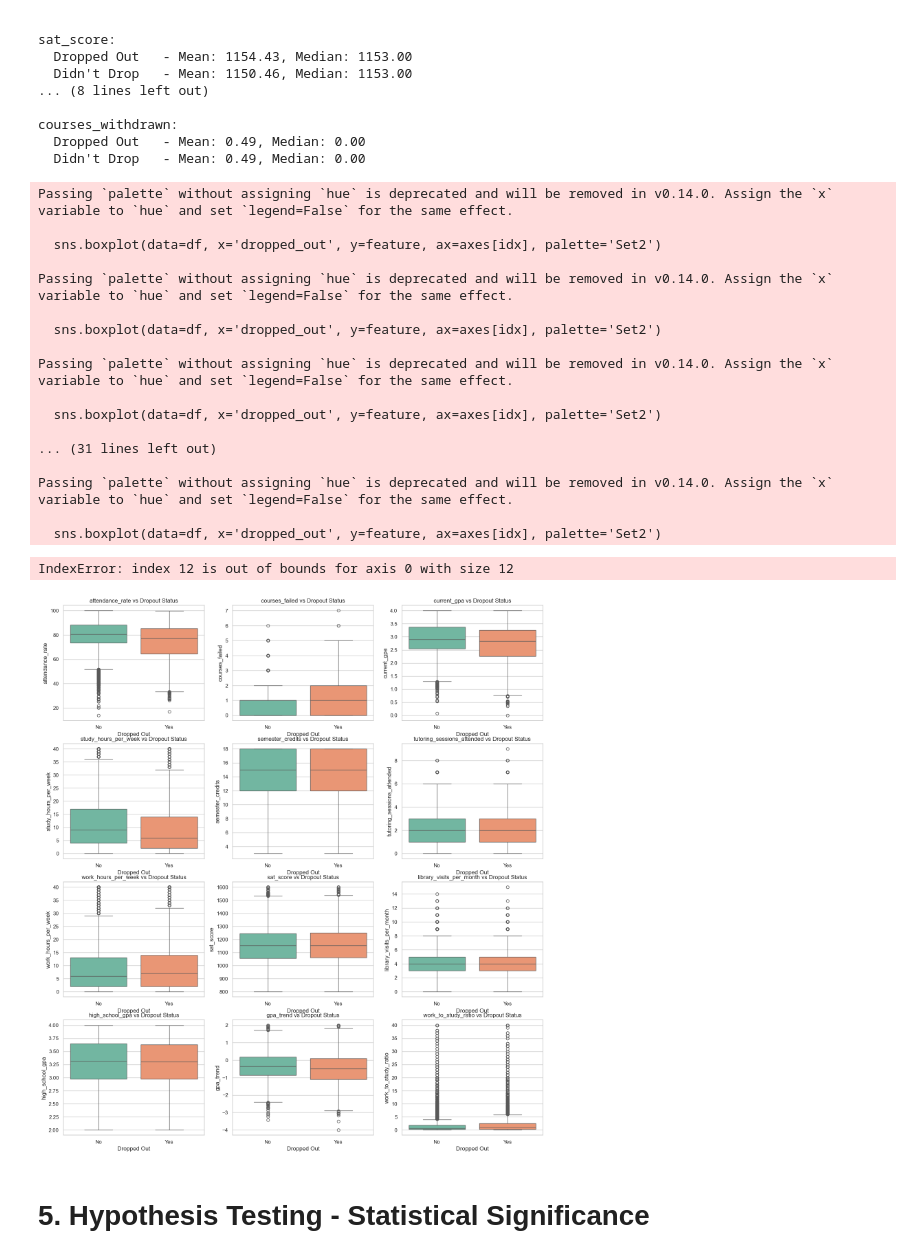
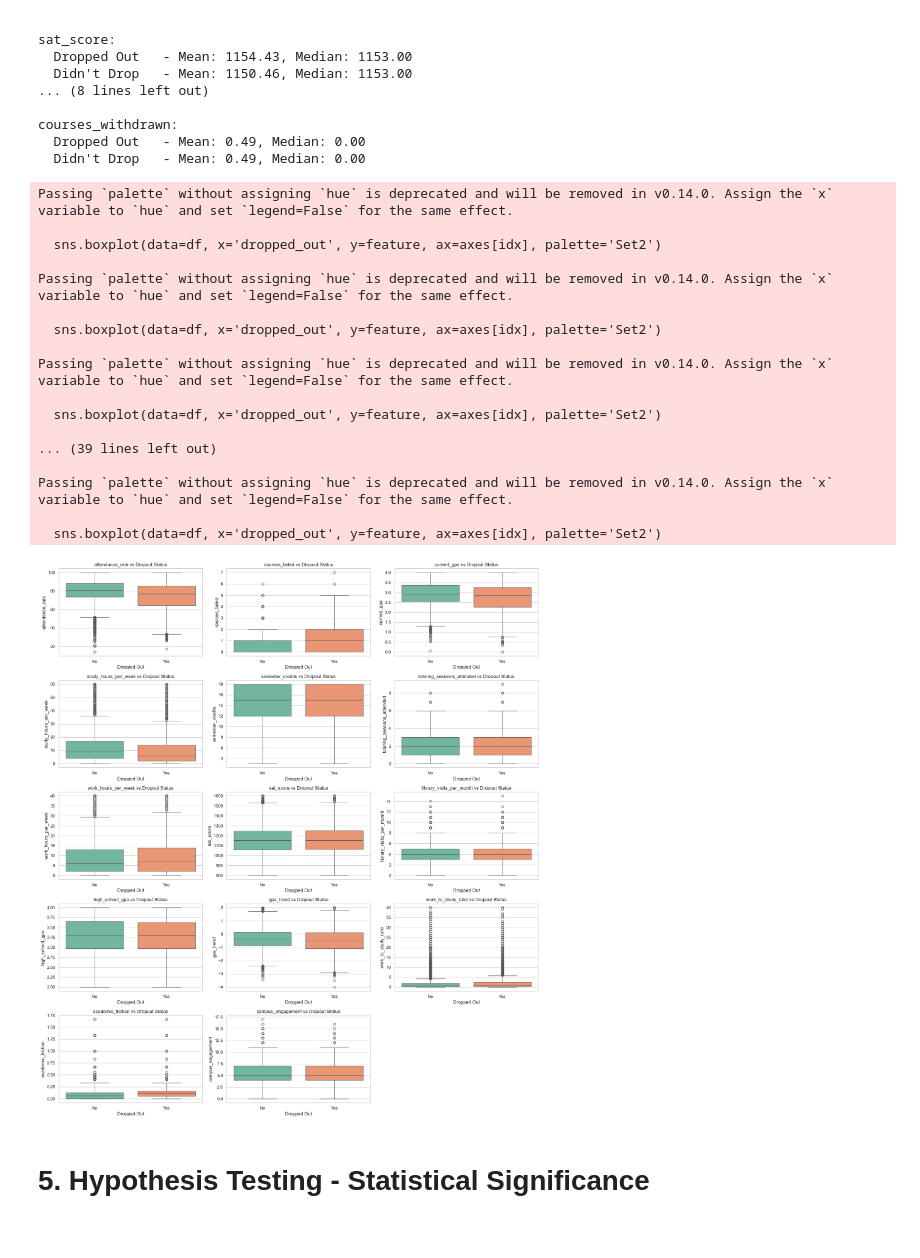
Before and after one commit to RaturiAR7/datascience_handson, a Jupyter notebook: INT_172_AnshulRaturi.ipynb, the cells around one changed output. Cells and saved outputs as stored; diff of their text form; code cells hidden in the pictures.

```diff
--- a/INT_172_AnshulRaturi.ipynb
+++ b/INT_172_AnshulRaturi.ipynb
@@ -339,41 +367,40 @@ courses_withdrawn:
 # 1. Your list of 6 features
 features_to_plot = top_6_features + new_features
 
-# 2. Create a grid large enough (4 rows * 3 columns = 12 slots)
-fig, axes = plt.subplots(nrows=4, ncols=3, figsize=(18, 20))
-axes = axes.flatten() # Flatten turns the 4x3 matrix into a simple list of 12 slots
+# 2. Create a grid large enough (5 rows * 3 columns = 15 slots for 14 features)
+fig, axes = plt.subplots(nrows=5, ncols=3, figsize=(18, 20))
+axes = axes.flatten() # Flatten turns the 5x3 matrix into a simple list of 15 slots
 
 # 3. Loop through and plot
 for idx, feature in enumerate(features_to_plot):
     sns.boxplot(data=df, x='dropped_out', y=feature, ax=axes[idx], palette='Set2')
     axes[idx].set_title(f'{feature} vs Dropout Status')
     axes[idx].set_xlabel('Dropped Out')
 
-# 4. Hide the 12th empty slot (since we only have 11 features)
-axes[11].set_visible(False)
+# 4. Hide the empty slots (we have 14 features, so hide slots 14 and 15)
+axes[14].set_visible(False)
 
 plt.tight_layout()
 plt.show()
 # %% [output]
 Passing `palette` without assigning `hue` is deprecated and will be removed in v0.14.0. Assign the `x` variable to `hue` and set `legend=False` for the same effect.
 
   sns.boxplot(data=df, x='dropped_out', y=feature, ax=axes[idx], palette='Set2')
 
 Passing `palette` without assigning `hue` is deprecated and will be removed in v0.14.0. Assign the `x` variable to `hue` and set `legend=False` for the same effect.
 
   sns.boxplot(data=df, x='dropped_out', y=feature, ax=axes[idx], palette='Set2')
 
 Passing `palette` without assigning `hue` is deprecated and will be removed in v0.14.0. Assign the `x` variable to `hue` and set `legend=False` for the same effect.
 
   sns.boxplot(data=df, x='dropped_out', y=feature, ax=axes[idx], palette='Set2')
 
-... (31 lines left out)
+... (39 lines left out)
 
 Passing `palette` without assigning `hue` is deprecated and will be removed in v0.14.0. Assign the `x` variable to `hue` and set `legend=False` for the same effect.
 
   sns.boxplot(data=df, x='dropped_out', y=feature, ax=axes[idx], palette='Set2')
-IndexError: index 12 is out of bounds for axis 0 with size 12
-[figure, old version]
+[figure, new version]
 # %%
 ## Deal with Outliers
 # Cap Study Hours at 40 (anyone above 40 becomes 40)
```
Also changed, not shown: parts of 11 cells of this notebook.
